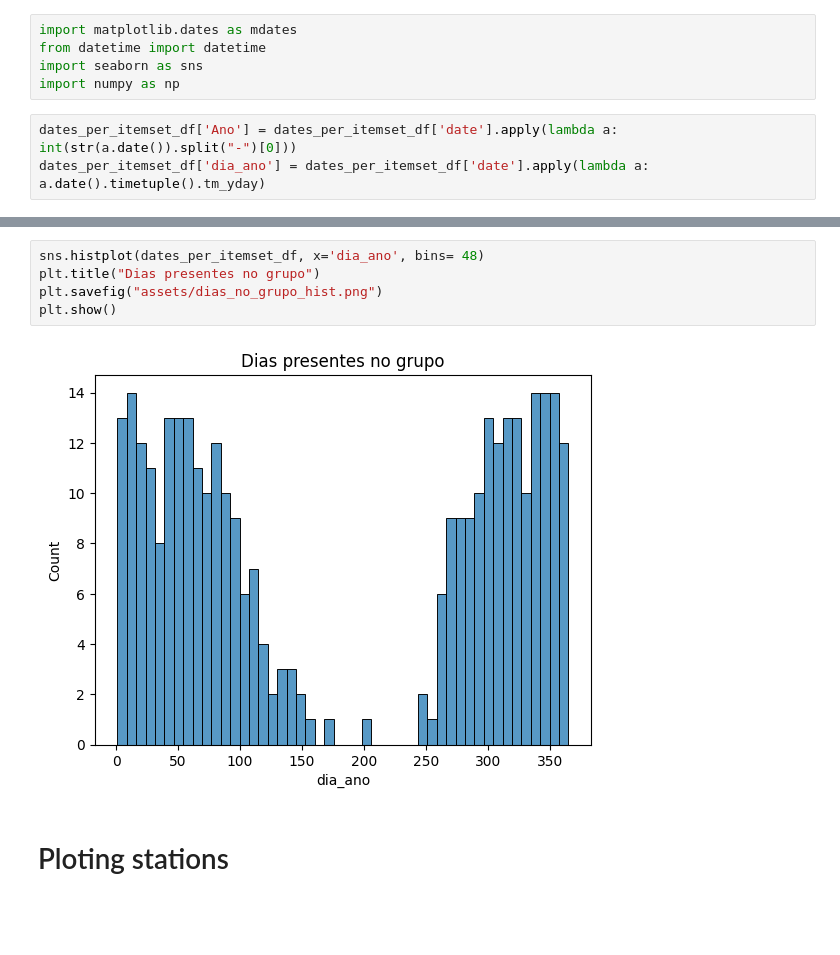
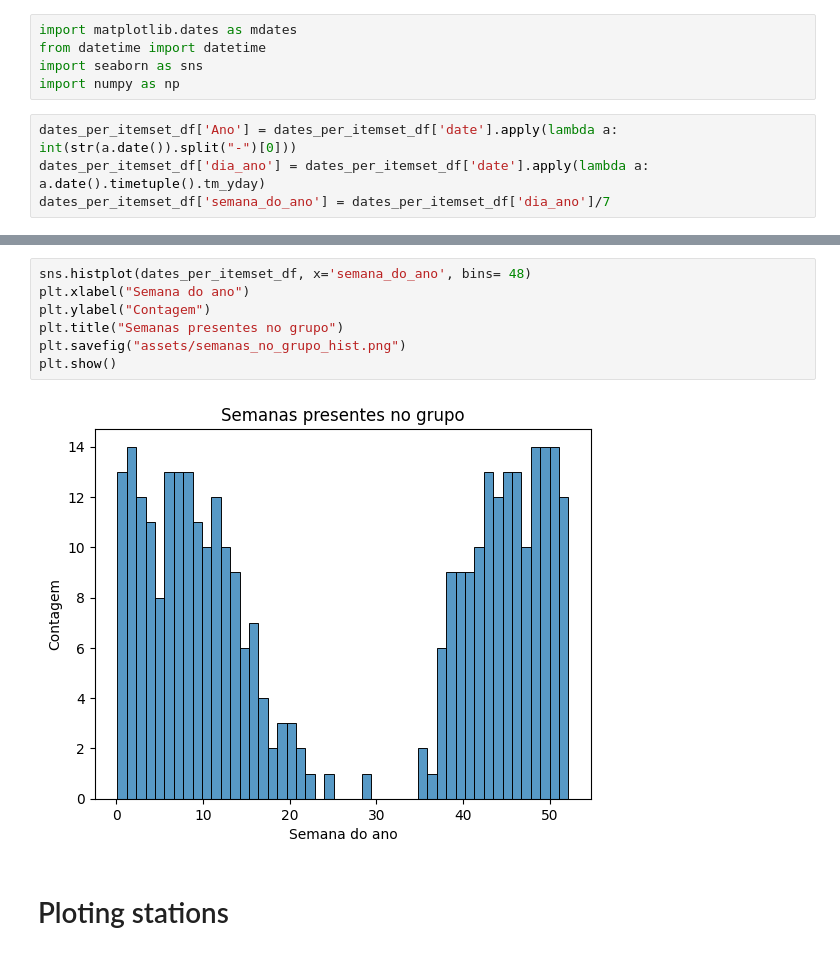
Before and after one commit to davilbs/TP_MDA, a Jupyter notebook: notebooks/5-dsc-weekly-nclusterbox-10-threshold.ipynb, the cells around one changed output, grey strips where cells are left out. Saved outputs shown, nothing was run; the diff lists cells and outputs as text; blank space fills up the shorter version.

Commit message:
viz: imagens com nome certo

```diff
--- a/notebooks/5-dsc-weekly-nclusterbox-10-threshold.ipynb
+++ b/notebooks/5-dsc-weekly-nclusterbox-10-threshold.ipynb
@@ -63,4 +63,5 @@ import numpy as np
 # %%
 dates_per_itemset_df['Ano'] = dates_per_itemset_df['date'].apply(lambda a: int(str(a.date()).split("-")[0]))
 dates_per_itemset_df['dia_ano'] = dates_per_itemset_df['date'].apply(lambda a: a.date().timetuple().tm_yday)
+dates_per_itemset_df['semana_do_ano'] = dates_per_itemset_df['dia_ano']/7
 # %%
@@ -73,10 +76,12 @@ plt.show()
 # %%
-sns.histplot(dates_per_itemset_df, x='dia_ano', bins= 48)
-plt.title("Dias presentes no grupo")
-plt.savefig("assets/dias_no_grupo_hist.png")
+sns.histplot(dates_per_itemset_df, x='semana_do_ano', bins= 48)
+plt.xlabel("Semana do ano")
+plt.ylabel("Contagem")
+plt.title("Semanas presentes no grupo")
+plt.savefig("assets/semanas_no_grupo_hist.png")
 plt.show()
 # %% [output]
-[figure, old version]
+[figure, new version]
 # %% [markdown]
 # Ploting stations
 # %%
```
Also changed, not shown: parts of 1 cell of this notebook, 3 other files.
